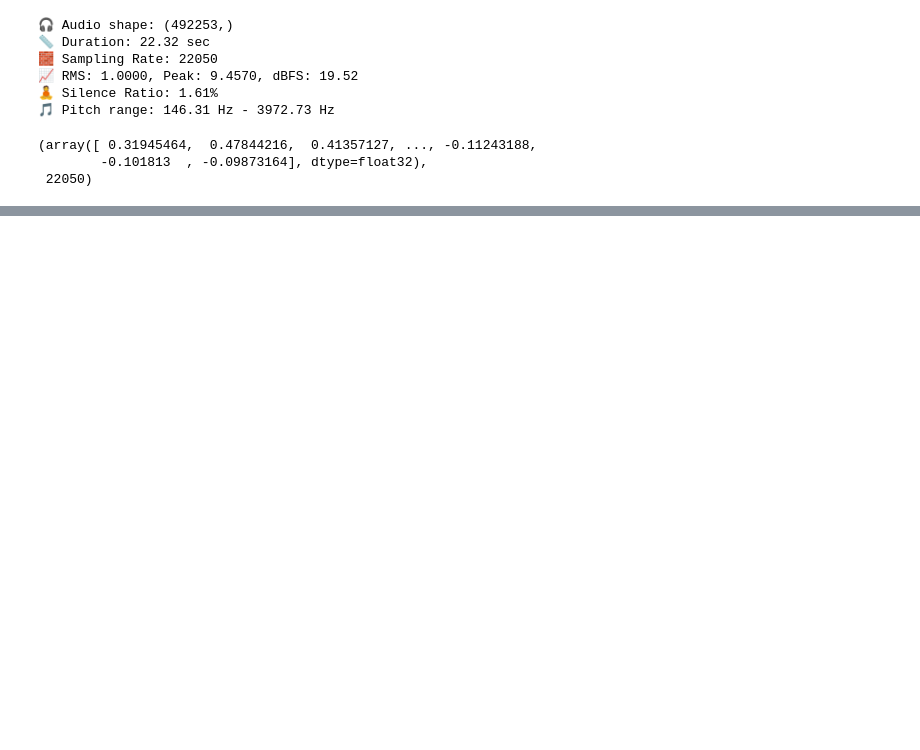
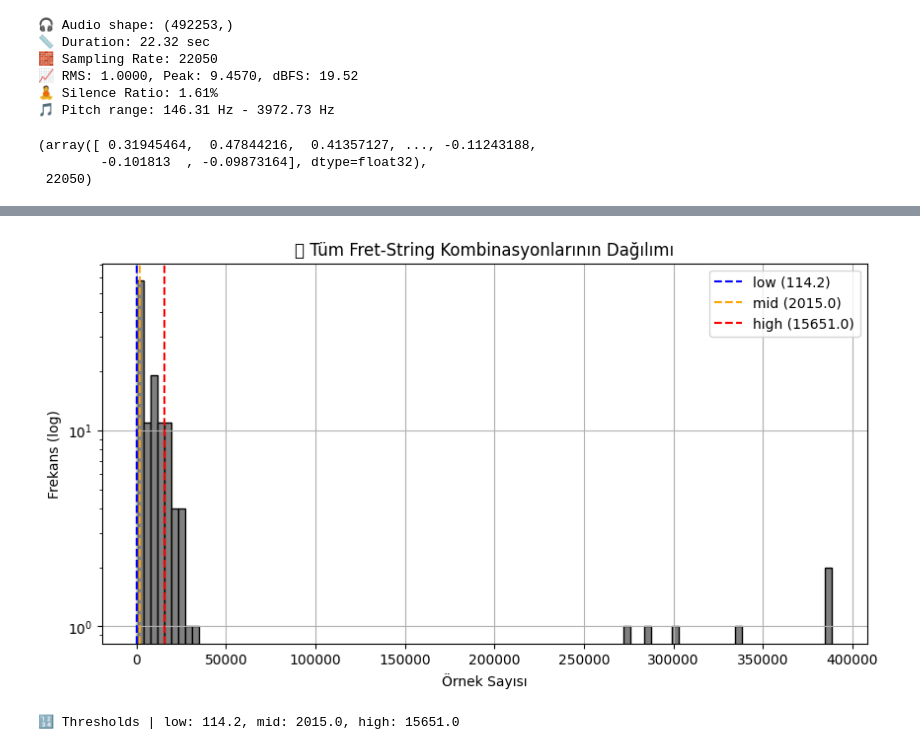
Before and after one commit to ErenReyhanlioglu/Guitar-Transcription, a Jupyter notebook: data_balancing/multi_class_data_balancing.ipynb, the cells around one changed output, grey strips where cells are left out. Cells and saved outputs as stored; diff of their text form; code cells hidden in the pictures; blank space fills up the shorter version.

```diff
--- a/data_balancing/multi_class_data_balancing.ipynb
+++ b/data_balancing/multi_class_data_balancing.ipynb
@@ -380,3 +392,48 @@ def build_resample_strategy(distribution_df, silence_fret=20,
+# %%
+import matplotlib.pyplot as plt
+import numpy as np
+
+def plot_fret_distribution_histogram(distribution_df, silence_fret=20,
+                                     low_percentile=25, mid_percentile=40, high_percentile=80):
+    all_counts = []
+
+    # Dağılım içinden sayısal count'ları çıkar
+    for class_idx, row in distribution_df.iterrows():
+        fret = int(class_idx.replace("Class", "").split()[0])
+        if fret == silence_fret:
+            continue  # sessiz sınıfı atla
+
+        for s_idx, cell in enumerate(row):
+            try:
+                count = int(cell.split(" ")[0])
+                all_counts.append(count)
+            except:
+                continue
+
+    # Threshold'ları hesapla
+    low_thresh = np.percentile(all_counts, low_percentile)
+    mid_thresh = np.percentile(all_counts, mid_percentile)
+    high_thresh = np.percentile(all_counts, high_percentile)
+
+    # Histogram çiz
+    plt.figure(figsize=(10, 5))
+    plt.hist(all_counts, bins=100, log=True, color='gray', edgecolor='black')
+    plt.axvline(low_thresh, color='blue', linestyle='--', label=f'low ({low_thresh:.1f})')
+    plt.axvline(mid_thresh, color='orange', linestyle='--', label=f'mid ({mid_thresh:.1f})')
+    plt.axvline(high_thresh, color='red', linestyle='--', label=f'high ({high_thresh:.1f})')
+    plt.title("🎸 Tüm Fret-String Kombinasyonlarının Dağılımı")
+    plt.xlabel("Örnek Sayısı")
+    plt.ylabel("Frekans (log)")
+    plt.legend()
+    plt.grid(True)
+    plt.show()
+
+    print(f"🔢 Thresholds | low: {low_thresh:.1f}, mid: {mid_thresh:.1f}, high: {high_thresh:.1f}")
+# %%
+plot_fret_distribution_histogram(class_distribution_df)
+# %% [output]
+[figure, added]
+🔢 Thresholds | low: 114.2, mid: 2015.0, high: 15651.0
 # %%
 from pprint import pprint
 
```
Also changed, not shown: parts of 74 cells of this notebook, 15 other files.
